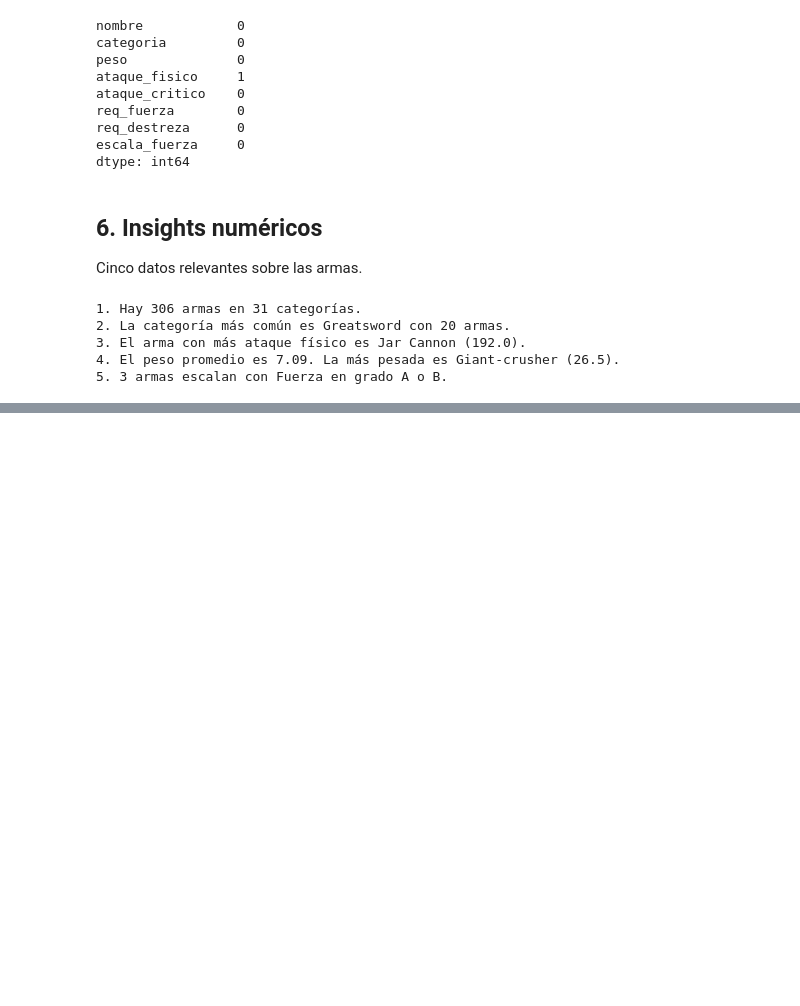
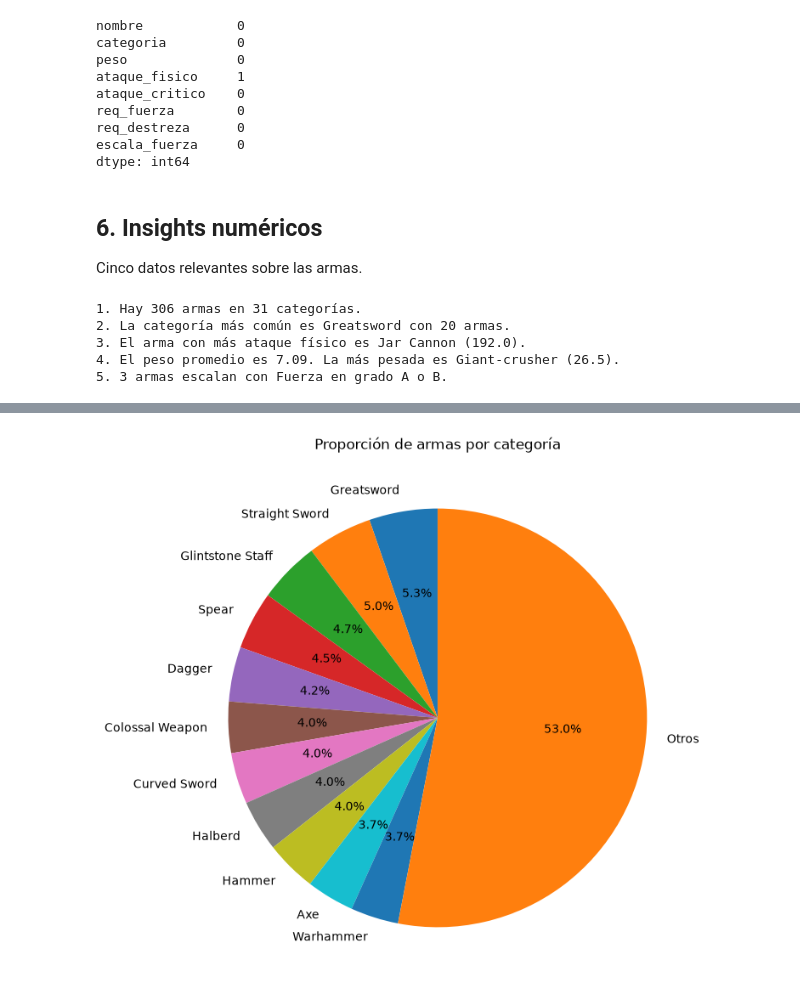
Before and after one commit to Juandiegogomezz/taller3-elden-ring, a Jupyter notebook: analisis_armas.ipynb, the cells around one changed output, grey strips where cells are left out. Drawn from its saved outputs; the diff is of its cells as text; code cells hidden in the pictures; blank space fills up the shorter version.

Commit message:
Agrega grafico de torta por categoria

```diff
--- a/analisis_armas.ipynb
+++ b/analisis_armas.ipynb
@@ -164,0 +169,12 @@ print(f"5. {n_ab} armas escalan con Fuerza en grado A o B.")
+# %%
+conteo = df["categoria"].value_counts()
+principales = conteo.head(11)
+otros = conteo.iloc[6:].sum()
+datos = pd.concat([principales, pd.Series({"Otros": otros})])
+
+plt.figure(figsize=(8, 8))
+plt.pie(datos, labels=datos.index, autopct="%1.1f%%", startangle=90)
+plt.title("Proporción de armas por categoría")
+plt.show()
+# %% [output]
+[figure, added]
```
Also changed, not shown: parts of 1 cell of this notebook.
